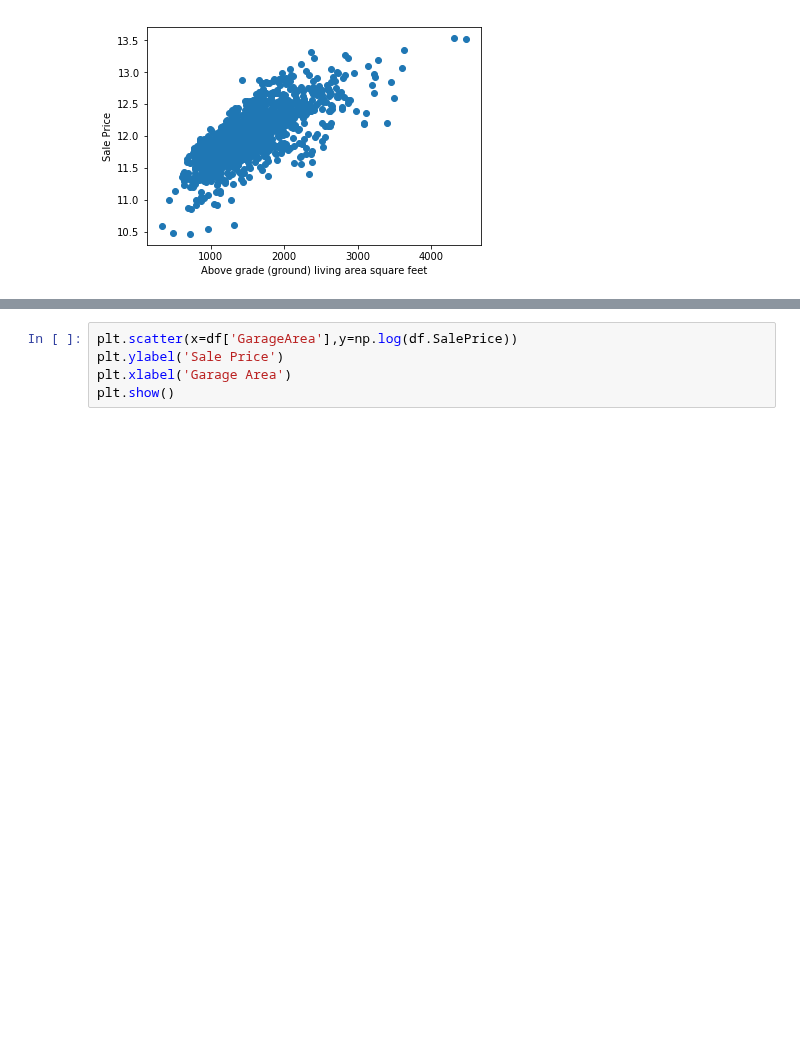
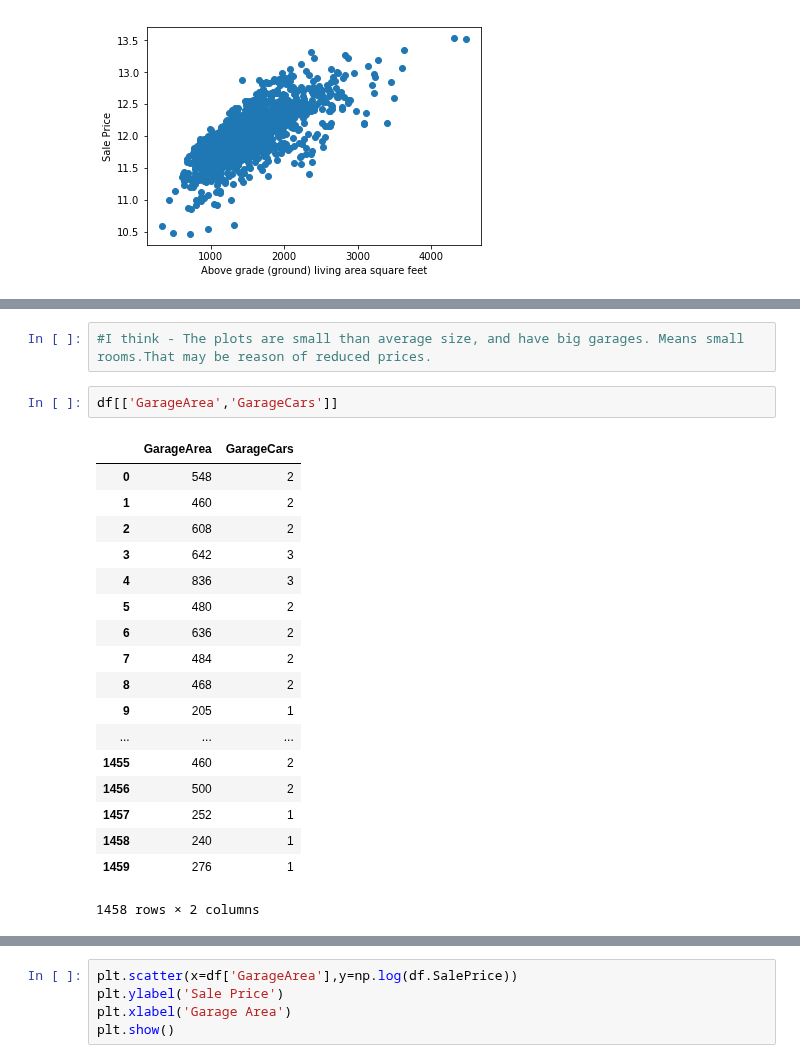
Before and after one commit to rahulvaish/MachineLearning-Python, a Jupyter notebook: HPC.ipynb, the cells around one changed output, grey strips where cells are left out. Cells and saved outputs as stored; diff of their text form; blank space fills up the shorter version.

```diff
--- a/HPC.ipynb
+++ b/HPC.ipynb
@@ -217,0 +268,23 @@ plt.show()
+# %%
+#I think - The plots are small than average size, and have big garages. Means small rooms.That may be reason of reduced prices.
+# %%
+df[['GarageArea','GarageCars']]
+# %% [output]
+|  | GarageArea | GarageCars |
+| 0 | 548 | 2 |
+| 1 | 460 | 2 |
+| 2 | 608 | 2 |
+| 3 | 642 | 3 |
+| 4 | 836 | 3 |
+| 5 | 480 | 2 |
+| 6 | 636 | 2 |
+| 7 | 484 | 2 |
+| 8 | 468 | 2 |
+| 9 | 205 | 1 |
+| ... | ... | ... |
+| 1455 | 460 | 2 |
+| 1456 | 500 | 2 |
+| 1457 | 252 | 1 |
+| 1458 | 240 | 1 |
+| 1459 | 276 | 1 |
+1458 rows × 2 columns
```
Also changed, not shown: parts of 14 cells of this notebook.
